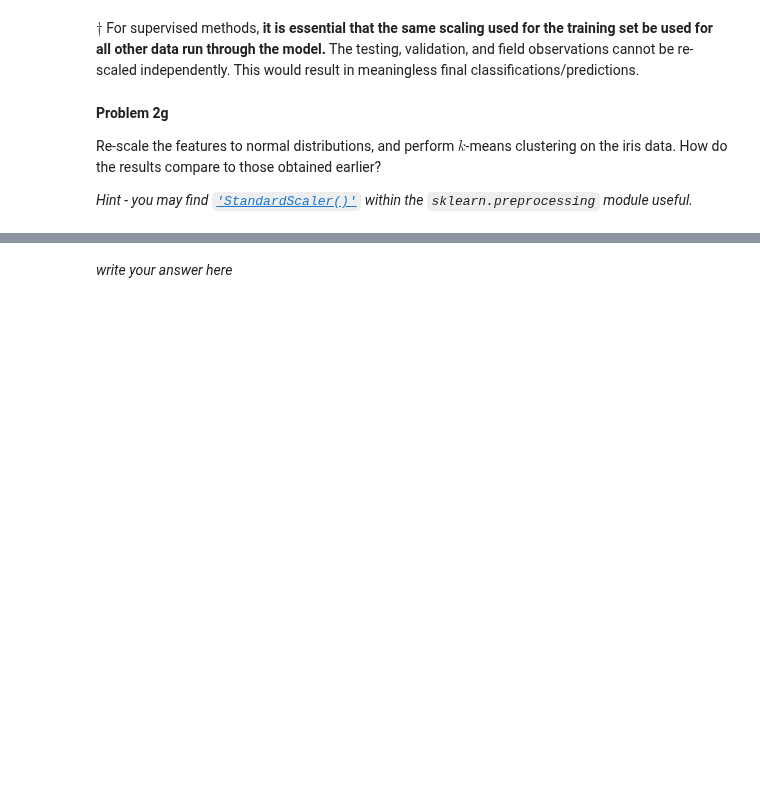
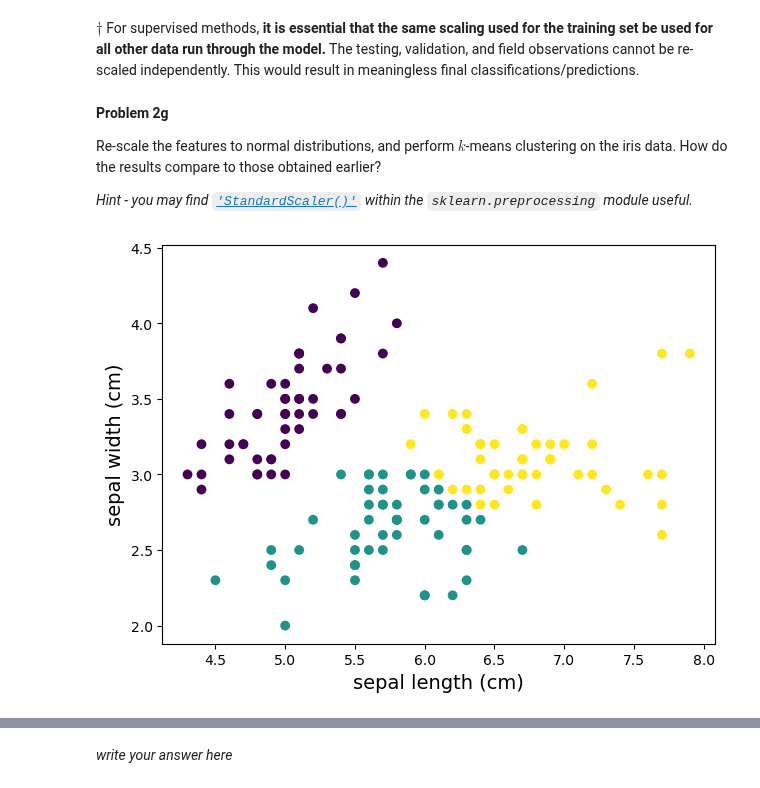
Before and after one commit to ullas-bhat/Session-25, a Jupyter notebook: Day2/Clustering.ipynb, the cells around one changed output, grey strips where cells are left out. Saved outputs shown, nothing was run; the diff lists cells and outputs as text; code cells hidden in the pictures; blank space fills up the shorter version.

```diff
--- a/Day2/Clustering.ipynb
+++ b/Day2/Clustering.ipynb
@@ -151,13 +176,18 @@ Re-scale the features to normal distributions, and perform $k$-means clustering
 # %%
 from sklearn.preprocessing import StandardScaler
 
-scaler = StandardScaler().fit( # complete
+scaler = StandardScaler().fit(iris.data[:, :2])
+data_scaled = scaler.transform(iris.data[:, :2])
 
-Kcluster = # complete
+# Kcluster1 = KMeans(n_clusters=3, init="random", n_init=1, random_state=rs)
+Kcluster1 = KMeans(n_clusters=3, init="random", n_init=1, random_state=19)
+Kcluster.fit(data_scaled)
 # complete
 
 fig, ax = plt.subplots()
 ax.scatter(iris.data[:,0], iris.data[:,1], c = Kcluster.labels_, s = 50, edgecolor = "None", cmap = "viridis")
 ax.set_xlabel('sepal length (cm)', fontsize=14)
 ax.set_ylabel('sepal width (cm)', fontsize=14)
 fig.tight_layout()
+# %% [output]
+[figure, added]
```
Also changed, not shown: parts of 22 cells of this notebook, 3 other files.
